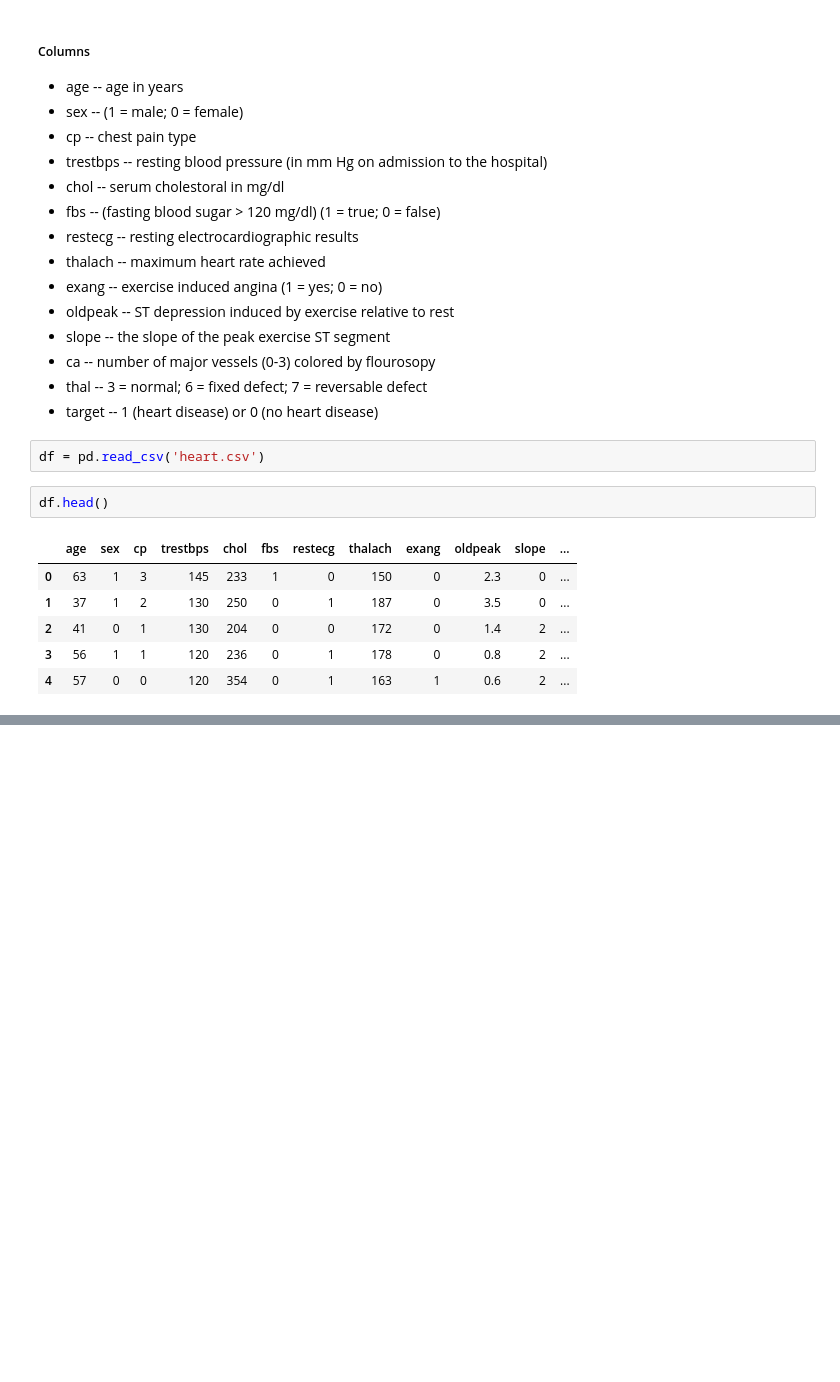
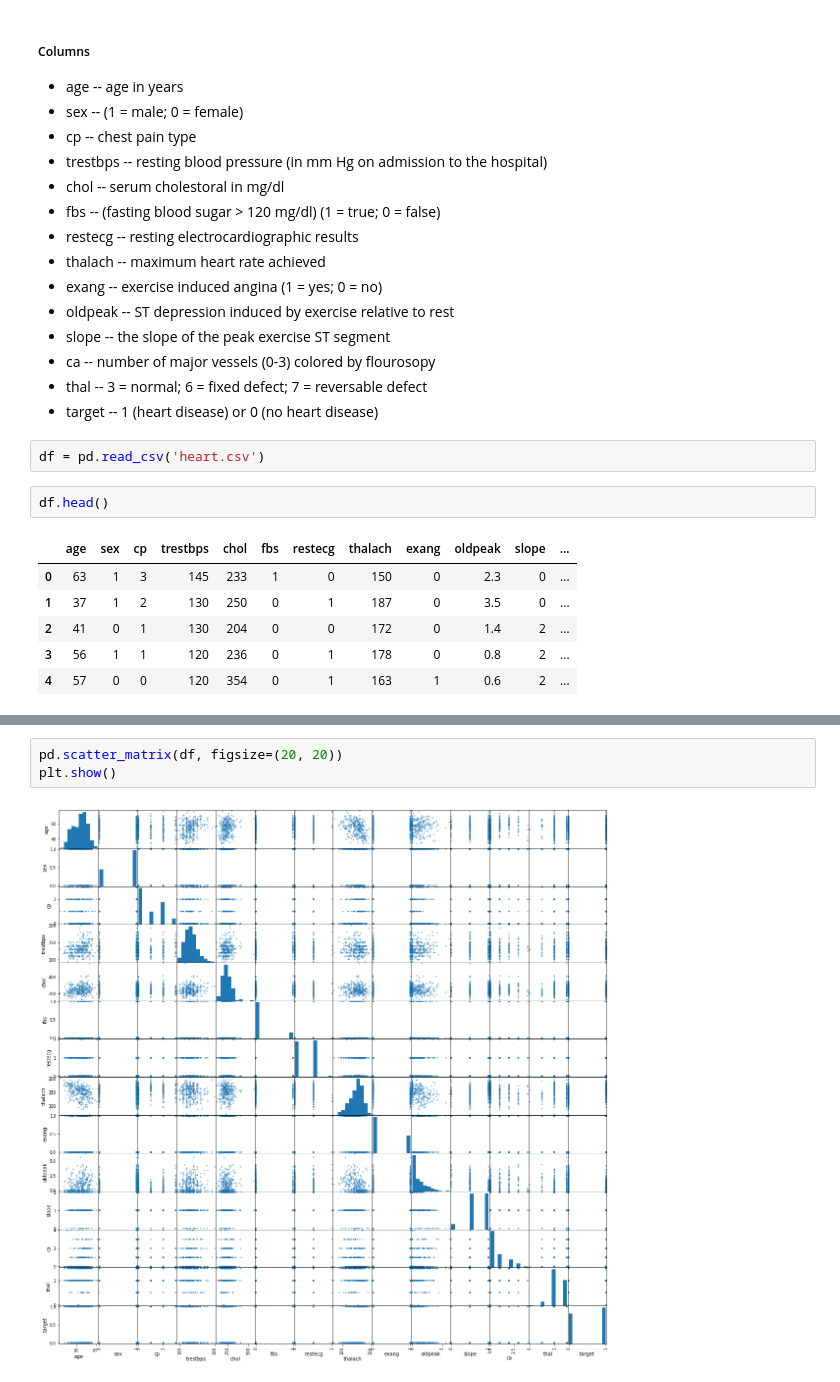
Before and after one commit to jjacisin/heart_analysis, a Jupyter notebook: heart_data_analysis.ipynb, the cells around one changed output, grey strips where cells are left out. Drawn from its saved outputs; the diff is of its cells as text; blank space fills up the shorter version.

```diff
--- a/heart_data_analysis.ipynb
+++ b/heart_data_analysis.ipynb
@@ -62,0 +65,5 @@ df.describe()
+# %%
+pd.scatter_matrix(df, figsize=(20, 20))
+plt.show()
+# %% [output]
+[figure, added]
```
Also changed, not shown: parts of 4 cells of this notebook.
